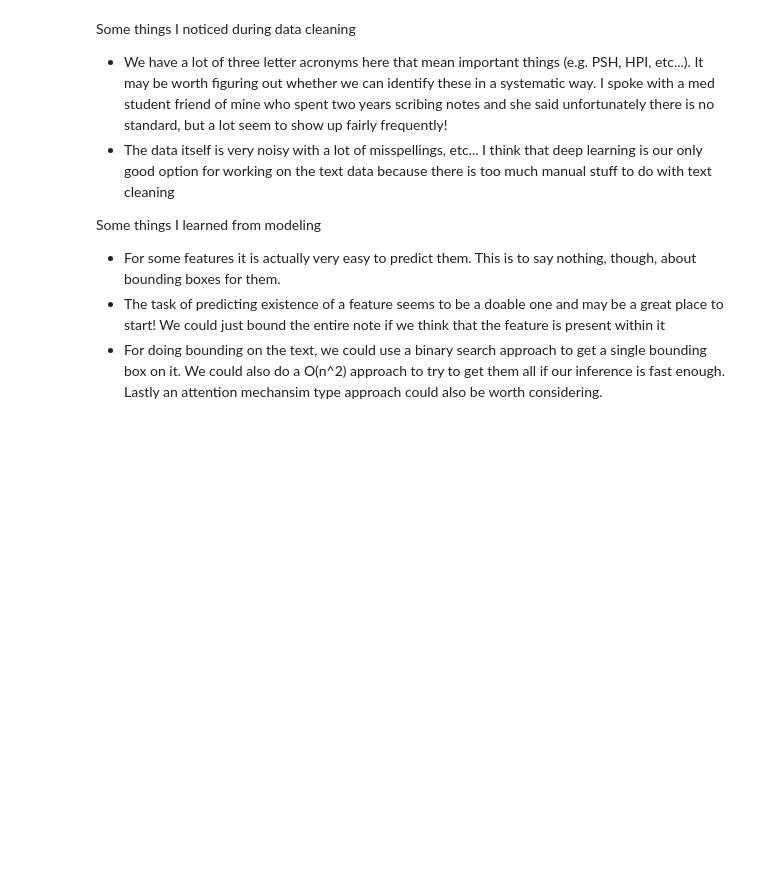
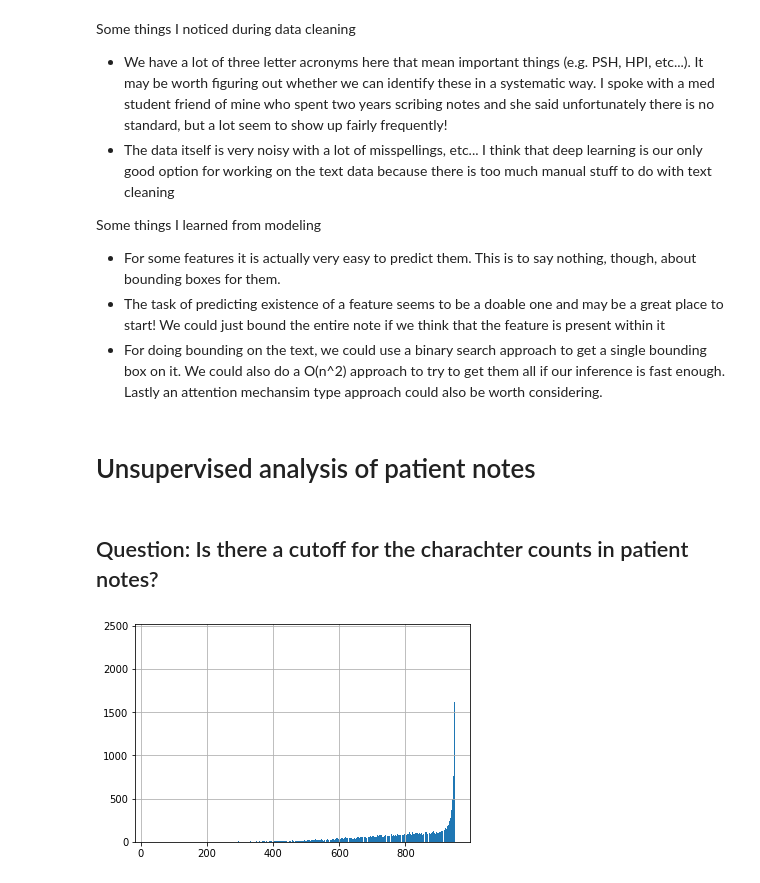
Before and after one commit to naveace/nbme_comp, a Jupyter notebook: src/project/experiments/EDA/EDA_Evan.ipynb, the cells around one changed output. Saved outputs shown, nothing was run; the diff lists cells and outputs as text; code cells hidden in the pictures; blank space fills up the shorter version.

Commit message:
Did some additional unstructured EDA on text - We do indeed have charcount cutoff at 950 - Extracting the thre-letter acronyms seems challenging and not worth it

```diff
--- a/src/project/experiments/EDA/EDA_Evan.ipynb
+++ b/src/project/experiments/EDA/EDA_Evan.ipynb
@@ -519,3 +536,13 @@ Some things I learned from modeling
 - For some features it is actually very easy to predict them. This is to say nothing, though, about bounding boxes for them.
 - The task of predicting existence of a feature seems to be a doable one and may be a great place to start! We could just bound the entire note if we think that the feature is present within it
 - For doing bounding on the text, we could use a binary search approach to get a single bounding box on it. We could also do a O(n^2) approach to try to get them all if our inference is fast enough. Lastly an attention mechansim type approach could also be worth considering.
+# %% [markdown]
+# Unsupervised analysis of patient notes
+# %% [markdown]
+## Question: Is there a cutoff for the charachter counts in patient notes?
+# %%
+patient_notes = get_patient_notes()
+# %%
+patient_notes.pn_history.str.len().hist(bins=1000);
+# %% [output]
+[figure, added]
```
Also changed, not shown: parts of 16 cells of this notebook.
